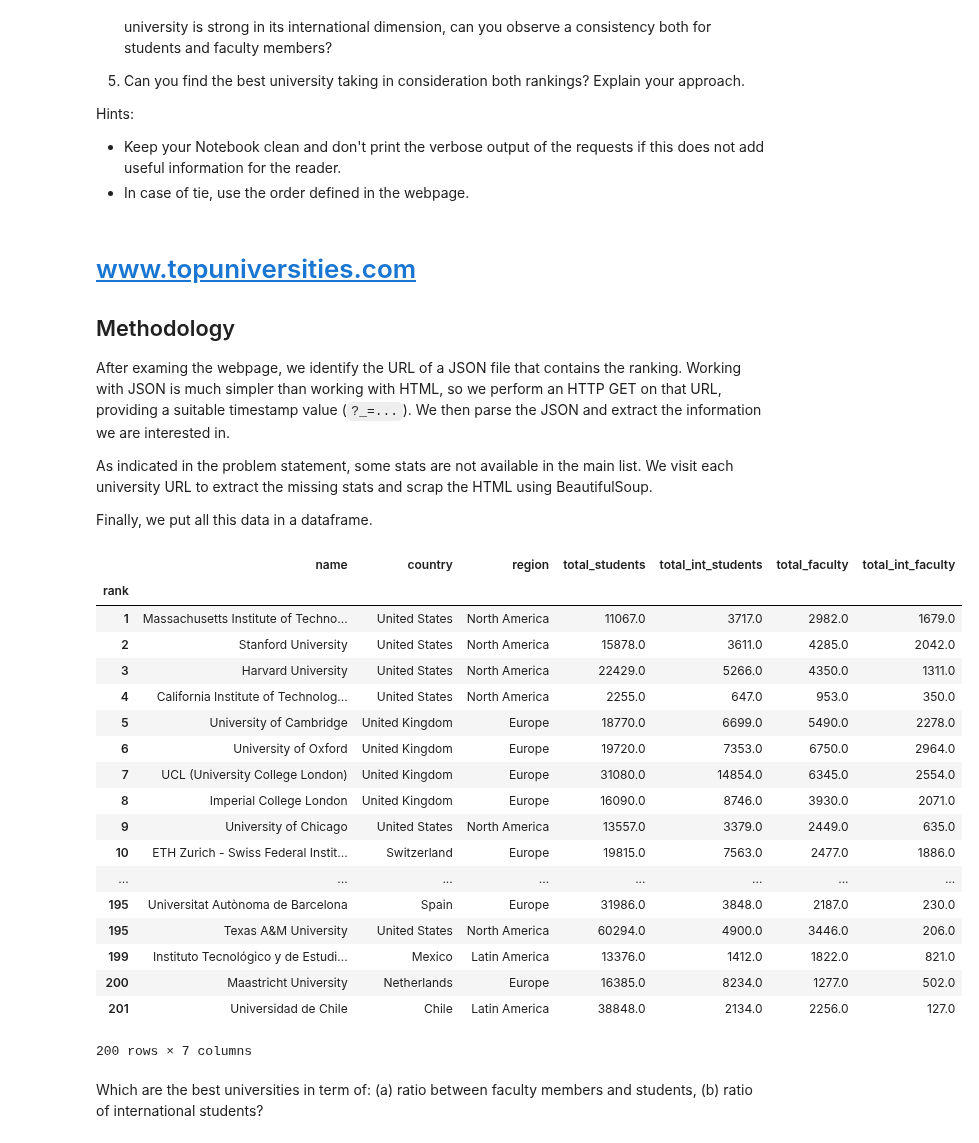
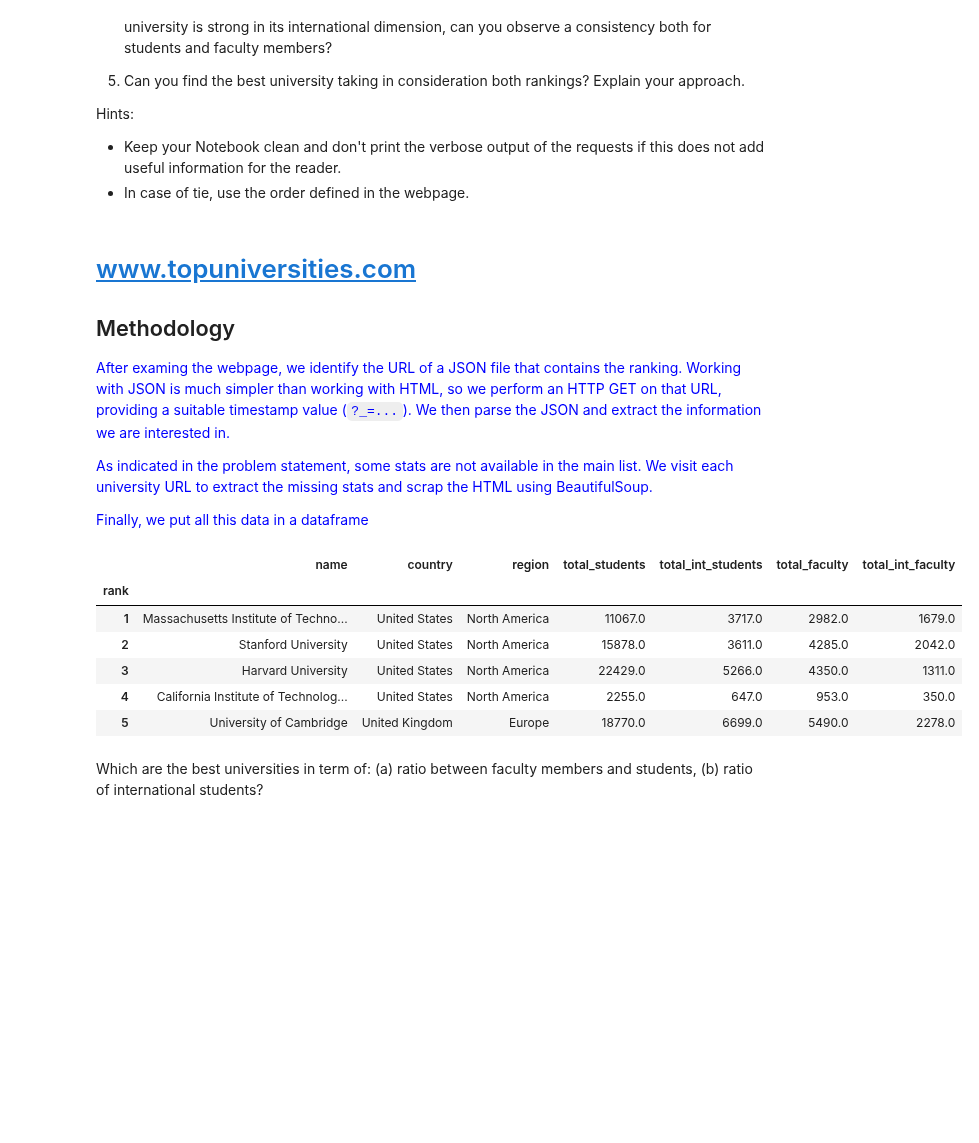
Before and after one commit to mosimann/ADA, a Jupyter notebook: Homework 2.ipynb, the cells around one changed output. Cells and saved outputs as stored; diff of their text form; code cells hidden in the pictures; blank space fills up the shorter version.

```diff
--- a/Homework 2.ipynb
+++ b/Homework 2.ipynb
@@ -35,11 +35,11 @@ from bs4 import BeautifulSoup
 
 ## Methodology
 
-After examing the webpage, we identify the URL of a JSON file that contains the ranking. Working with JSON is much simpler than working with HTML, so we perform an HTTP GET on that URL, providing a suitable timestamp value (`?_=...`). We then parse the JSON and extract the information we are interested in.
+<span style="color:blue">After examing the webpage, we identify the URL of a JSON file that contains the ranking. Working with JSON is much simpler than working with HTML, so we perform an HTTP GET on that URL, providing a suitable timestamp value (`?_=...`). We then parse the JSON and extract the information we are interested in.</span>
 
-As indicated in the problem statement, some stats are not available in the main list. We visit each university URL to extract the missing stats and scrap the HTML using BeautifulSoup.
+<span style="color:blue">As indicated in the problem statement, some stats are not available in the main list. We visit each university URL to extract the missing stats and scrap the HTML using BeautifulSoup.
 
-Finally, we put all this data in a dataframe.
+<span style="color:blue">Finally, we put all this data in a dataframe</span>
 # %%
 BASE_URL_TOP = 'https://www.topuniversities.com'
 RANKING_URL_TOP = '/sites/default/files/qs-rankings-data/357051.txt?_=%d'
@@ -62,46 +62,34 @@ def get_list_top(n=200):
     ranking = []
     for entry in raw_ranking:
         rank = int(entry['rank_display'].replace('=', '')) # drop the = for tied ranks
         name = entry['title']
         country = entry['country']
         region = entry['region']
         r = requests.get(BASE_URL_TOP + entry['url'])
         soup = BeautifulSoup(r.text, 'lxml')
         total_students = extract_metric(soup, 'div.total.student .number')
         total_int_students = extract_metric(soup, 'div.total.inter .number')
         total_faculty = extract_metric(soup, 'div.total.faculty .number')
         total_int_faculty = extract_metric(soup, 'div.inter.faculty .number')
         ranking.append({'rank': rank, 'name': name, 'country': country, 'region': region, 'total_students': total_students, 'total_int_students': total_int_students, 'total_faculty': total_faculty, 'total_int_faculty': total_int_faculty})
 
     # Create the dataframe and index it
     df = pd.DataFrame(ranking)
     df = df.set_index('rank')
     df = df.reindex_axis(['name', 'country', 'region', 'total_students', 'total_int_students', 'total_faculty', 'total_int_faculty'], axis=1)
     return df
 
 # Let's see what it looks like...
 top_df = get_list_top()
-top_df
+top_df.head()
 # %% [output]
 |  | name | country | region | total_students | total_int_students | total_faculty | total_int_faculty |
 | rank |  |  |  |  |  |  |  |
 | 1 | Massachusetts Institute of Techno... | United States | North America | 11067.0 | 3717.0 | 2982.0 | 1679.0 |
 | 2 | Stanford University | United States | North America | 15878.0 | 3611.0 | 4285.0 | 2042.0 |
 | 3 | Harvard University | United States | North America | 22429.0 | 5266.0 | 4350.0 | 1311.0 |
 | 4 | California Institute of Technolog... | United States | North America | 2255.0 | 647.0 | 953.0 | 350.0 |
 | 5 | University of Cambridge | United Kingdom | Europe | 18770.0 | 6699.0 | 5490.0 | 2278.0 |
-| 6 | University of Oxford | United Kingdom | Europe | 19720.0 | 7353.0 | 6750.0 | 2964.0 |
-| 7 | UCL (University College London) | United Kingdom | Europe | 31080.0 | 14854.0 | 6345.0 | 2554.0 |
-| 8 | Imperial College London | United Kingdom | Europe | 16090.0 | 8746.0 | 3930.0 | 2071.0 |
-| 9 | University of Chicago | United States | North America | 13557.0 | 3379.0 | 2449.0 | 635.0 |
-| 10 | ETH Zurich - Swiss Federal Instit... | Switzerland | Europe | 19815.0 | 7563.0 | 2477.0 | 1886.0 |
-| ... | ... | ... | ... | ... | ... | ... | ... |
-| 195 | Universitat Autònoma de Barcelona | Spain | Europe | 31986.0 | 3848.0 | 2187.0 | 230.0 |
-| 195 | Texas A&M University | United States | North America | 60294.0 | 4900.0 | 3446.0 | 206.0 |
-| 199 | Instituto Tecnológico y de Estudi... | Mexico | Latin America | 13376.0 | 1412.0 | 1822.0 | 821.0 |
-| 200 | Maastricht University | Netherlands | Europe | 16385.0 | 8234.0 | 1277.0 | 502.0 |
-| 201 | Universidad de Chile | Chile | Latin America | 38848.0 | 2134.0 | 2256.0 | 127.0 |
-200 rows × 7 columns
 # %% [markdown]
 Which are the best universities in term of: (a) ratio between faculty members and students, (b) ratio of international students?
 # %%
```
Also changed, not shown: parts of 7 cells of this notebook.
